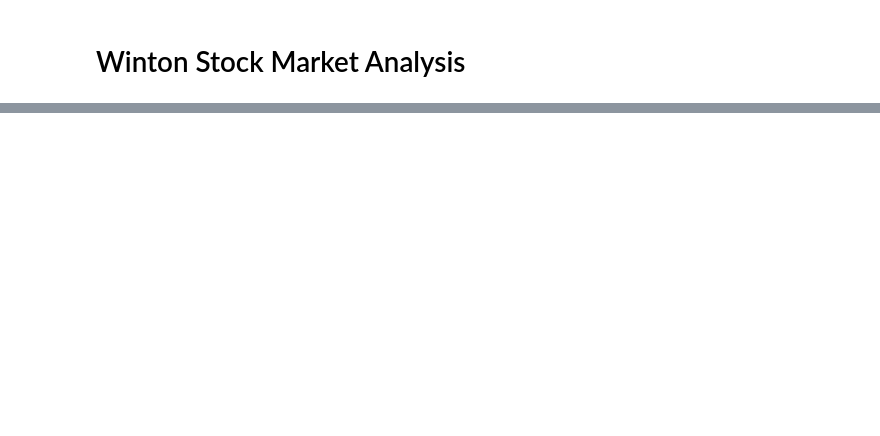
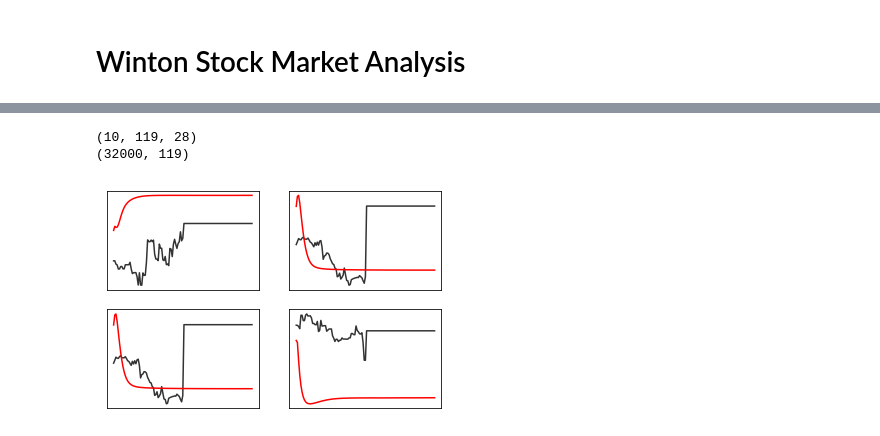
Before and after one commit to AndersonJo/machine-learning, a Jupyter notebook: 20 Kaggle Challenges/001 Winton Stock Market Challenge/03 Winton Stock Market Analysis.ipynb, the cells around one changed output, grey strips where cells are left out. Cells and saved outputs as stored; diff of their text form; code cells hidden in the pictures; blank space fills up the shorter version.

```diff
--- a/20 Kaggle Challenges/001 Winton Stock Market Challenge/03 Winton Stock Market Analysis.ipynb
+++ b/20 Kaggle Challenges/001 Winton Stock Market Challenge/03 Winton Stock Market Analysis.ipynb
@@ -138,0 +112,16 @@ ValueError: The first layer in a Sequential model must get an `input_shape` or `
+# %%
+def padding(data, maxlen, prefix):
+    _padded_data = pad_sequences(data.as_matrix(),
+                                 maxlen=maxlen,
+                                 padding='post',
+                                 dtype='float32')
+
+    _padded_data = pd.DataFrame(_padded_data,
+                                columns=[f'{prefix}{i}' for i in range(_padded_data.shape[1])])
+    return _padded_data
+
+
+_padded_intra_y = padding(data[INTRADAY_Y], maxlen=len(INTRADAY_X), prefix='PADDED_INTRA_Y_')
+_padded_trend_y = padding(data[TREND_Y], maxlen=len(TREND_X), prefix='PADDED_TREND_Y_')
+
+data = pd.concat([data, _padded_intra_y, _padded_trend_y], axis=1)
@@ -138,0 +333,3 @@ ValueError: The first layer in a Sequential model must get an `input_shape` or `
+# %%
+model = create_model()
+model.fit(train_x, train_padded_trend_y, epochs=1, verbose=2)
@@ -138,0 +340,32 @@ ValueError: The first layer in a Sequential model must get an `input_shape` or `
+# %%
+SIZE_X = 119
+
+
+def visualize_prediction(data_x, data_y):
+    data_p = model.predict(data_x)
+
+
+    data_y = data_y.reshape((-1, SIZE_X))
+    data_p = data_p.reshape((-1, SIZE_X))
+
+    print(data_x.shape)
+    print(data_y.shape)
+
+#     print('Mean Squared Error:', accuracy(data_y, data_p))
+
+    fig, sub_plots = subplots(2, 2)
+    for col_plots in sub_plots:
+        for sp in col_plots:
+            sp.get_xaxis().set_visible(False)
+            sp.get_yaxis().set_visible(False)
+
+            idx = np.random.randint(data_x.shape[0])
+
+            sp.plot(data_y[idx], color='#333333')
+            sp.plot(data_p[idx], color='red')
+
+visualize_prediction(test_x[0:10], train_padded_trend_y)
+# %% [output]
+(10, 119, 28)
+(32000, 119)
+[figure, added]
```
Also changed, not shown: parts of 35 cells of this notebook, 6 other files.
